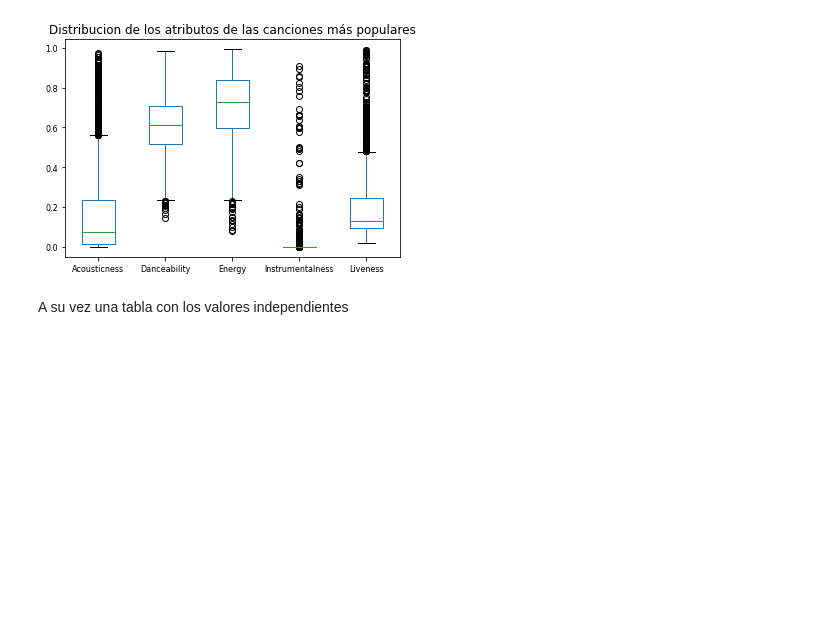
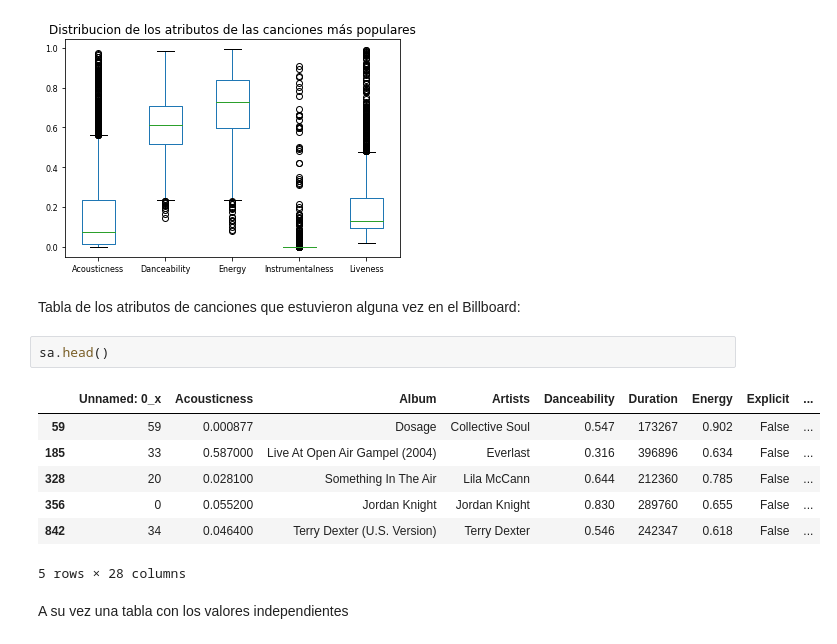
Before and after one commit to Litr0/Proyecto-Mineria, a Jupyter notebook: Hito1.ipynb, the cells around one changed output. Drawn from its saved outputs; the diff is of its cells as text; blank space fills up the shorter version.

```diff
--- a/Hito1.ipynb
+++ b/Hito1.ipynb
@@ -161,6 +161,18 @@ sa.iloc[:,[1, 4, 6, 8, 9]].plot.box(stacked=True, fontsize = 8, title = "Distrib
 (3193, 28)
 <AxesSubplot:title={'center':'Distribucion de los atributos de las canciones más populares'}>
 [figure]
+# %% [markdown]
+Tabla de los atributos de canciones que estuvieron alguna vez en el Billboard:
+# %%
+sa.head()
+# %% [output]
+|  | Unnamed: 0_x | Acousticness | Album | Artists | Danceability | Duration | Energy | Explicit | ... |
+| 59 | 59 | 0.000877 | Dosage | Collective Soul | 0.547 | 173267 | 0.902 | False | ... |
+| 185 | 33 | 0.587000 | Live At Open Air Gampel (2004) | Everlast | 0.316 | 396896 | 0.634 | False | ... |
+| 328 | 20 | 0.028100 | Something In The Air | Lila McCann | 0.644 | 212360 | 0.785 | False | ... |
+| 356 | 0 | 0.055200 | Jordan Knight | Jordan Knight | 0.830 | 289760 | 0.655 | False | ... |
+| 842 | 34 | 0.046400 | Terry Dexter (U.S. Version) | Terry Dexter | 0.546 | 242347 | 0.618 | False | ... |
+5 rows × 28 columns
 # %% [markdown]
 A su vez una tabla con los valores independientes
 # %%
```
Also changed, not shown: parts of 3 cells of this notebook.
